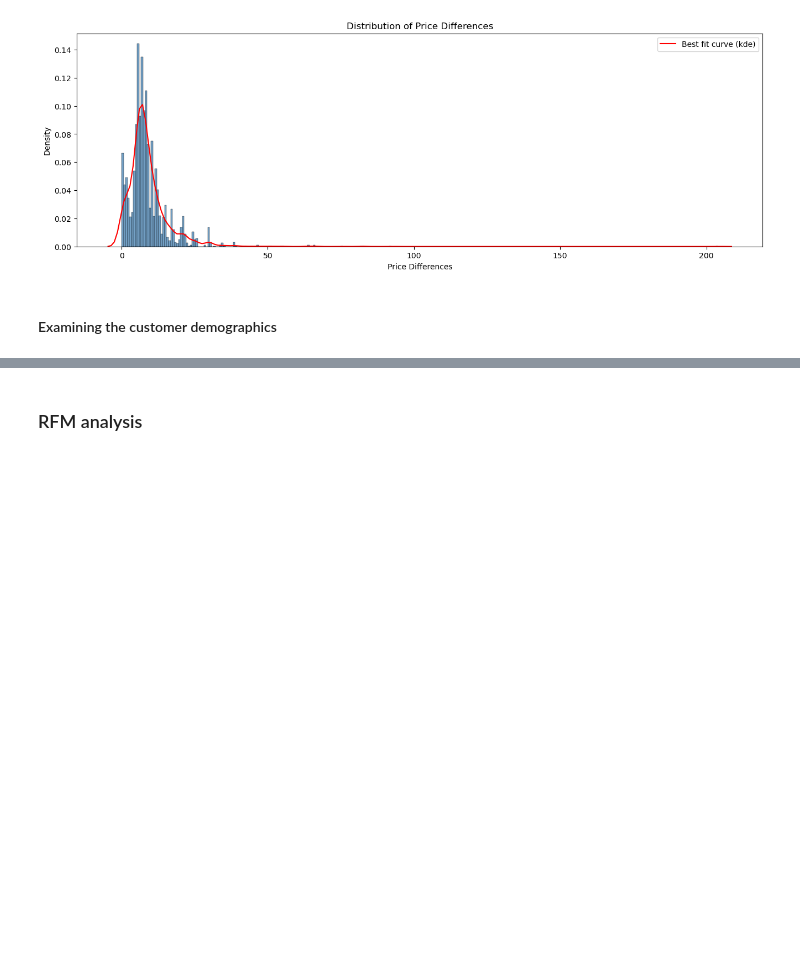
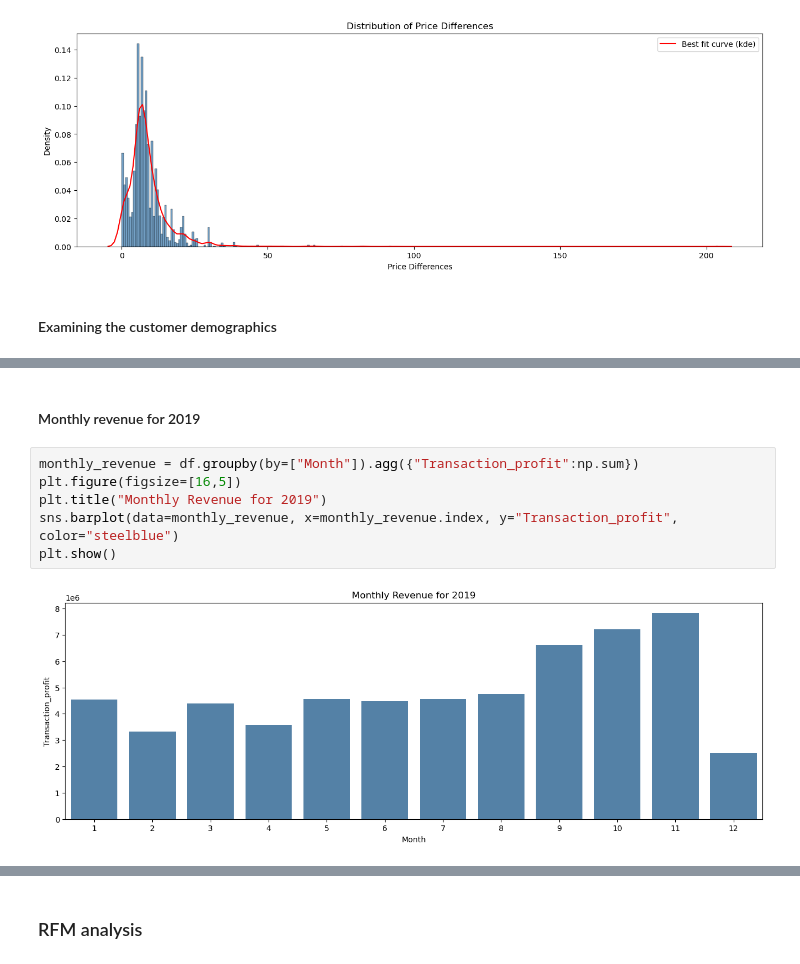
Before and after one commit to SyNikolai/EcommerceAnalytics, a Jupyter notebook: ecommerce.ipynb, the cells around one changed output, grey strips where cells are left out. Saved outputs shown, nothing was run; the diff lists cells and outputs as text; blank space fills up the shorter version.

```diff
--- a/ecommerce.ipynb
+++ b/ecommerce.ipynb
@@ -432,0 +452,10 @@ plt.show()
+# %% [markdown]
+#### Monthly revenue for 2019
+# %%
+monthly_revenue = df.groupby(by=["Month"]).agg({"Transaction_profit":np.sum})
+plt.figure(figsize=[16,5])
+plt.title("Monthly Revenue for 2019")
+sns.barplot(data=monthly_revenue, x=monthly_revenue.index, y="Transaction_profit", color="steelblue")
+plt.show()
+# %% [output]
+[figure, added]
```
Also changed, not shown: parts of 14 cells of this notebook.
